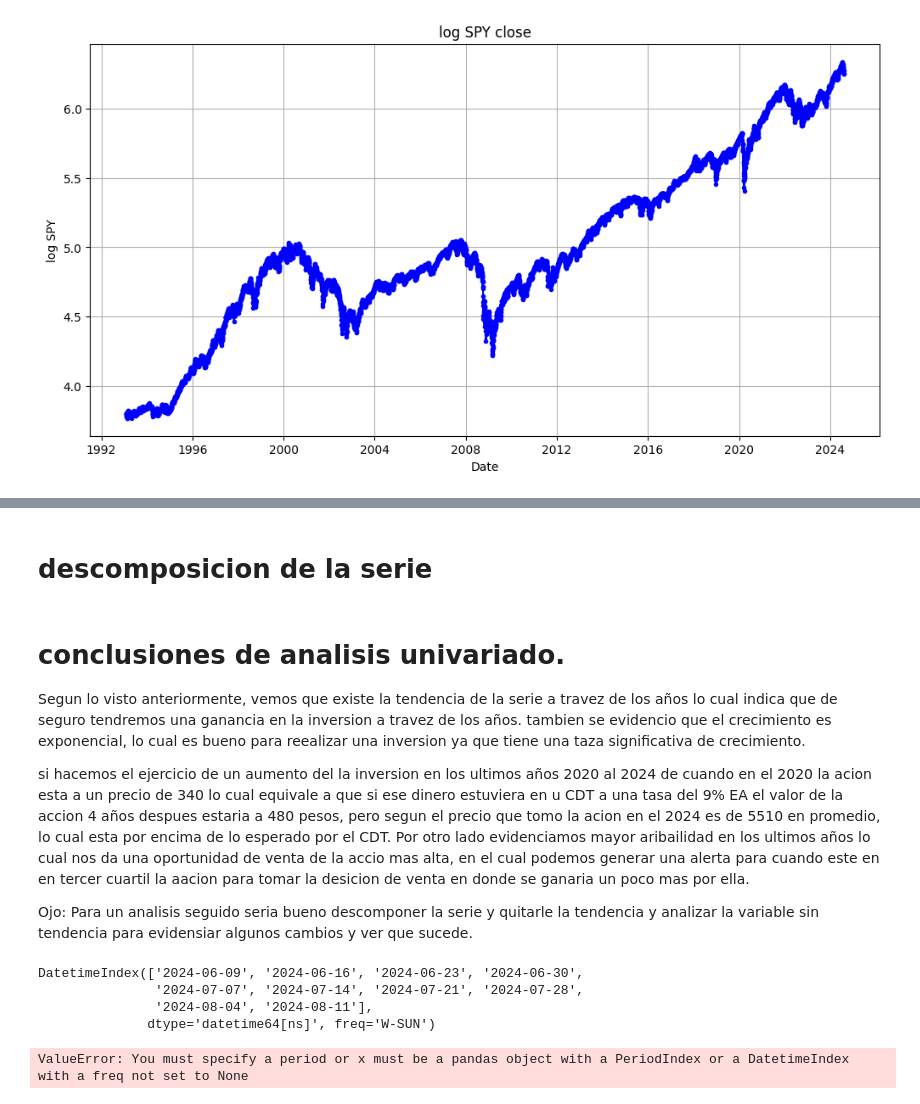
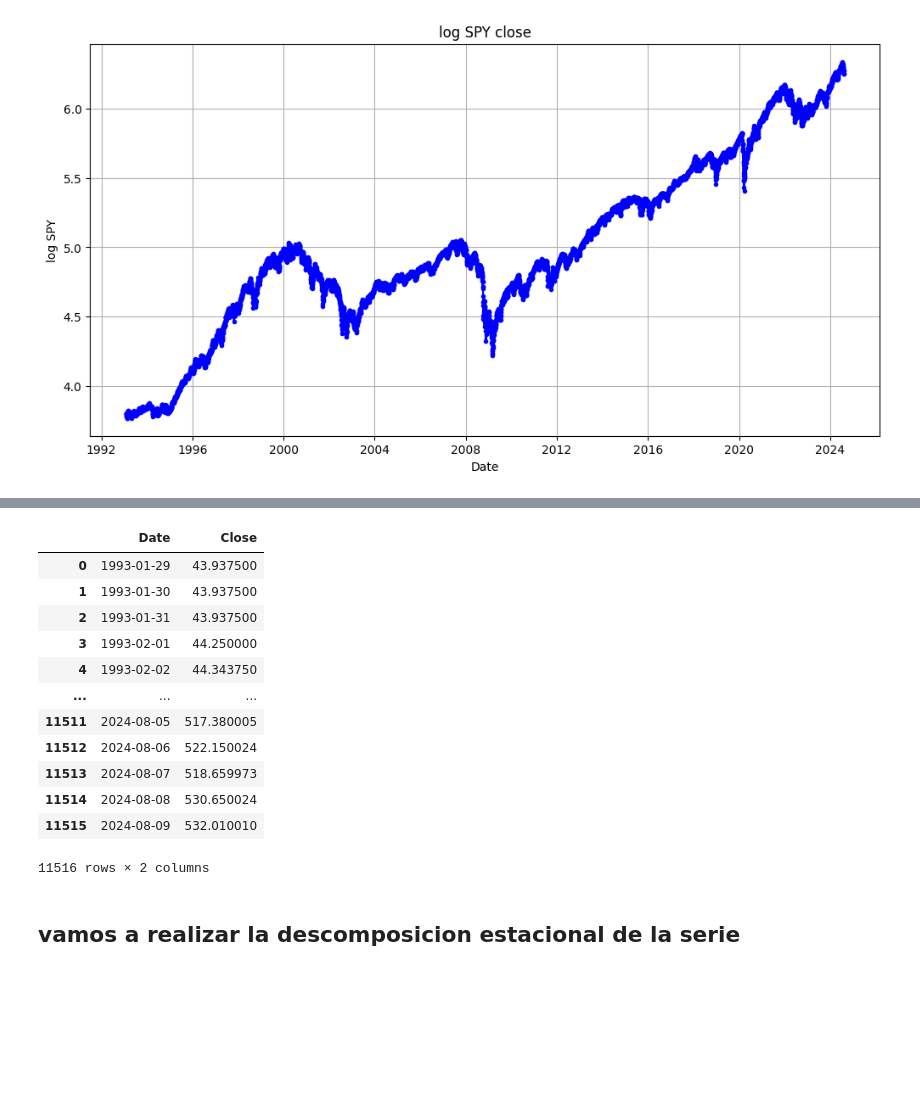
Before and after one commit to jopachecoc/AD_1_preguntasmart, a Jupyter notebook: AUnivariado_T2.ipynb, the cells around one changed output, grey strips where cells are left out. Saved outputs shown, nothing was run; the diff lists cells and outputs as text; code cells hidden in the pictures; blank space fills up the shorter version.

```diff
--- a/AUnivariado_T2.ipynb
+++ b/AUnivariado_T2.ipynb
@@ -15,4 +30,10 @@ La columna a analizar es el comportamiento historico del ETF SPY (close) que est
 # %%
-from google.colab import drive # conect with my drive
-drive.mount('/content/drive') # know all of files
+#from google.colab import drive # conect with my drive
+#drive.mount('/content/drive') # know all of files
+import numpy as np
+import pandas as pd
+from dfply import *
+file_path = "https://raw.githubusercontent.com/jopachecoc/AD_1_preguntasmart/main/SPY.csv"
+df = pd.read_csv(file_path)
+df.head()
 # %% [output]
@@ -208,27 +234,30 @@ plt.show()
+# %%
+dff = pd.DataFrame(df[['Date','Close']])
+dff['Date'] = pd.to_datetime(dff['Date'])
+dff = dff.reset_index(drop=True)
+all_day = pd.date_range(start=dff['Date'].min(), end=dff['Date'].max(), freq='D')
+columns = ['Date']
+all_days = pd.DataFrame(all_day, columns=columns)
+all_days = all_days.reset_index(drop=True)
+result = (all_days >> left_join(dff, by='Date'))
+# Rellenar los fines de semana con el último valor disponible
+result['Close'] = result['Close'].ffill()
+result
+# %% [output]
+|  | Date | Close |
+| 0 | 1993-01-29 | 43.937500 |
+| 1 | 1993-01-30 | 43.937500 |
+| 2 | 1993-01-31 | 43.937500 |
+| 3 | 1993-02-01 | 44.250000 |
+| 4 | 1993-02-02 | 44.343750 |
+| ... | ... | ... |
+| 11511 | 2024-08-05 | 517.380005 |
+| 11512 | 2024-08-06 | 522.150024 |
+| 11513 | 2024-08-07 | 518.659973 |
+| 11514 | 2024-08-08 | 530.650024 |
+| 11515 | 2024-08-09 | 532.010010 |
+11516 rows × 2 columns
 # %% [markdown]
-# descomposicion de la serie
+## vamos a realizar la descomposicion estacional de la serie
-# %% [markdown]
-# conclusiones de analisis univariado.
-
-Segun lo visto anteriormente, vemos que existe la tendencia de la serie a travez de los años lo cual indica que de seguro tendremos una ganancia en la inversion a travez de los años.
-tambien se evidencio que el crecimiento es exponencial, lo cual es bueno para reealizar una inversion ya que tiene una taza significativa de crecimiento.
-
-si hacemos el ejercicio de un aumento del la inversion en los ultimos años 2020 al 2024 de cuando en el 2020 la acion esta a un precio de 340 lo cual equivale a que si ese dinero estuviera en u CDT a una tasa del 9% EA el valor de la accion 4 años despues estaria a 480 pesos, pero segun el precio que tomo la acion en el 2024 es de 5510 en promedio, lo cual esta por encima de lo esperado por el CDT.
-Por otro lado evidenciamos mayor aribailidad en los ultimos años lo cual nos da una oportunidad de venta de la accio mas alta, en el cual podemos generar una alerta para cuando este en en tercer cuartil la aacion para tomar la desicion de venta en donde se ganaria un poco mas por ella.
-
-Ojo:
-Para un analisis seguido seria bueno descomponer la serie y quitarle la tendencia y analizar la variable sin tendencia para evidensiar algunos cambios y ver que sucede.
 # %%
 import statsmodels.api as sm
-# %%
-dates = pd.date_range(start='2024-06-04', periods=10, freq='W')
-dates
-# %% [output]
-DatetimeIndex(['2024-06-09', '2024-06-16', '2024-06-23', '2024-06-30',
-               '2024-07-07', '2024-07-14', '2024-07-21', '2024-07-28',
-               '2024-08-04', '2024-08-11'],
-              dtype='datetime64[ns]', freq='W-SUN')
-# %%
-decomposition = sm.tsa.seasonal_decompose(df['Close'], model='additive')
-# %% [output]
-ValueError: You must specify a period or x must be a pandas object with a PeriodIndex or a DatetimeIndex with a freq not set to None
```
Also changed, not shown: parts of 16 cells of this notebook.
